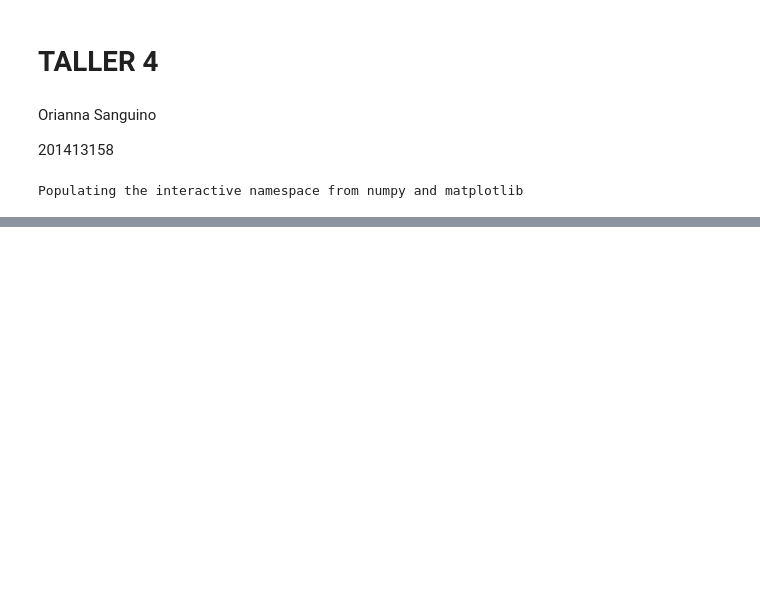
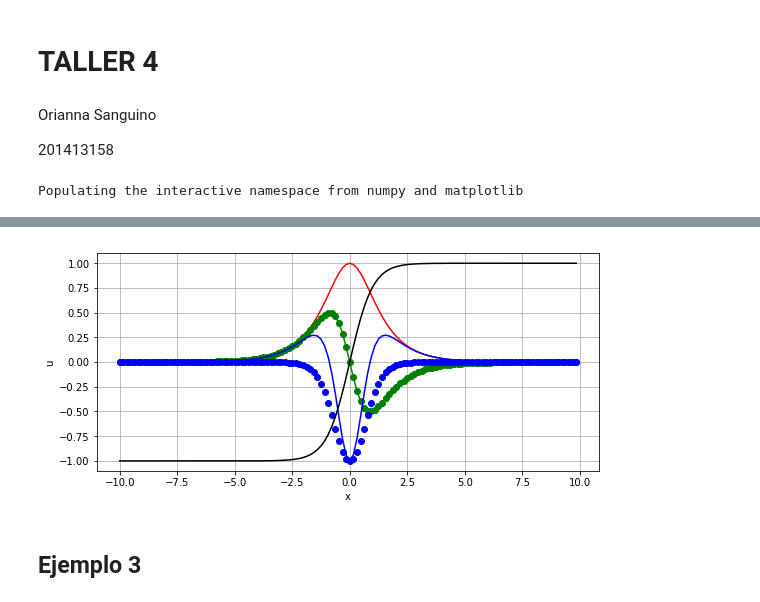
Before and after one commit to OriannaSanguino/Herramientas-Computacionales, a Jupyter notebook: 05_taller04/Taller4.ipynb, the cells around one changed output, grey strips where cells are left out. Drawn from its saved outputs; the diff is of its cells as text; code cells hidden in the pictures; blank space fills up the shorter version.

```diff
--- a/05_taller04/Taller4.ipynb
+++ b/05_taller04/Taller4.ipynb
@@ -66,0 +92,6 @@ NameError: name 'ut' is not defined
+# %%
+ut1 = 1j*k*ut
+ut2 = -k*k*ut
+# %%
+u1 = real(np.fft.ifft(ut1))
+u2 = real(np.fft.ifft(ut2))
@@ -66,0 +145,10 @@ NameError: name 'ut' is not defined
+# %%
+figure(figsize=(9,4))
+pylab.xlabel("x")
+pylab.ylabel("u")
+pylab.plot(x,u,"r",x,u1,"g",x,u1exact,"go",x,u2,"b",x,u2exact,"bo",x,np.tanh(x),"-k")
+plt.grid()
+# %% [output]
+[figure, added]
+# %% [markdown]
+## Ejemplo 3
```
Also changed, not shown: parts of 47 cells of this notebook.
